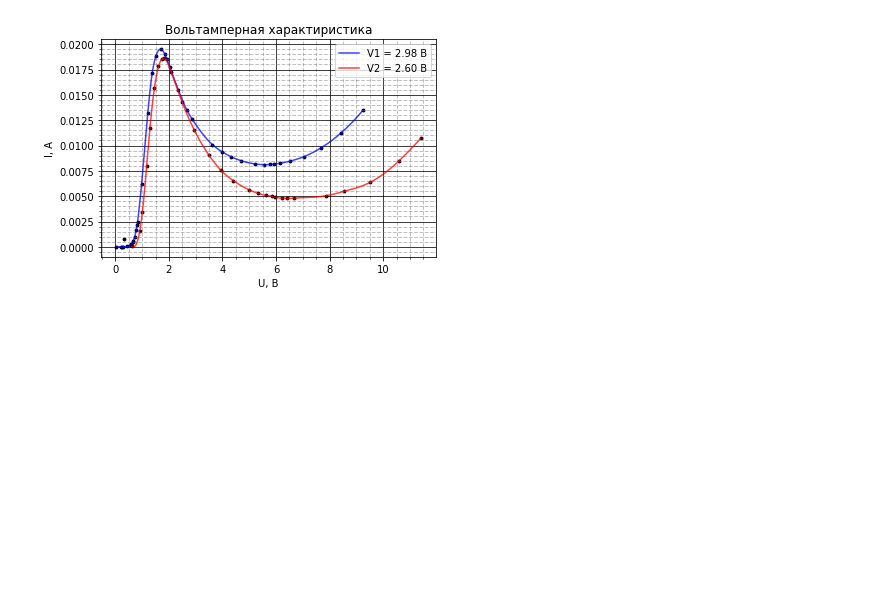
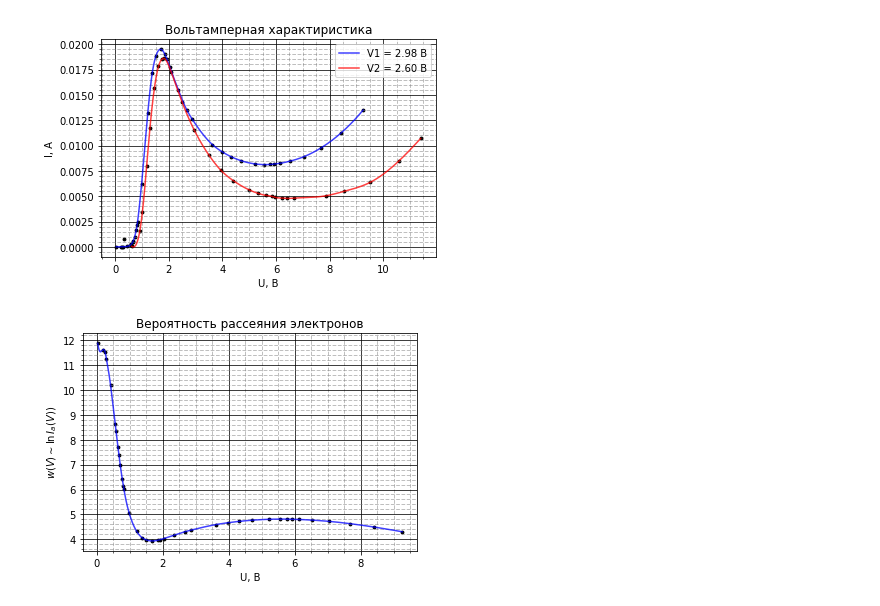
Before and after one commit to pavel-collab/MIPT_Labs, a Jupyter notebook: 5.1.3/python/5_1_3.ipynb, the cells around one changed output. Saved outputs shown, nothing was run; the diff lists cells and outputs as text; code cells hidden in the pictures; blank space fills up the shorter version.

```diff
--- a/5.1.3/python/5_1_3.ipynb
+++ b/5.1.3/python/5_1_3.ipynb
@@ -107,2 +107,26 @@ fig1.savefig("../images/graph3.pdf")
 # %% [output]
 [figure]
+# %%
+fig4, ax4 = PythonGraphMod.CreateSimpleGraph()
+
+U_dence4, log_I_dence4 = PythonGraphMod.InterpolateSet(Uc1, np.log(Ia1), 'cubic', Uc1[0], Uc1[-1])
+
+ax4.scatter(Uc1, -np.log(Ia1), color='black', marker='o', s=8, alpha=1)
+ax4.plot(U_dence4, -log_I_dence4, color='blue', alpha=0.75, lw=1.5, ls='-')
+
+# сетка
+ax4.minorticks_on()
+ax4.grid(which = 'major', color = 'black', linewidth = 1, linestyle = '-', alpha = 0.75)
+ax4.grid(which = 'minor', color = 'grey', linewidth = 1, linestyle = '--', alpha = 0.5)
+
+# # оформление
+plt.title('Вероятность рассеяния электронов')
+plt.ylabel(r'$w(V) \sim \ln I_a(V)$)')
+plt.xlabel('U, В')
+# ax1.text(5, 350, r'$\Delta V \approx 17.6 \pm 0.02$ В',
+#     size = 8,
+#     bbox=dict(facecolor='white', edgecolor='black', pad=10.0))
+
+fig4.savefig("../images/graph4.pdf")
+# %% [output]
+[figure, added]
```
Also changed, not shown: parts of 2 cells of this notebook, 7 other files.
